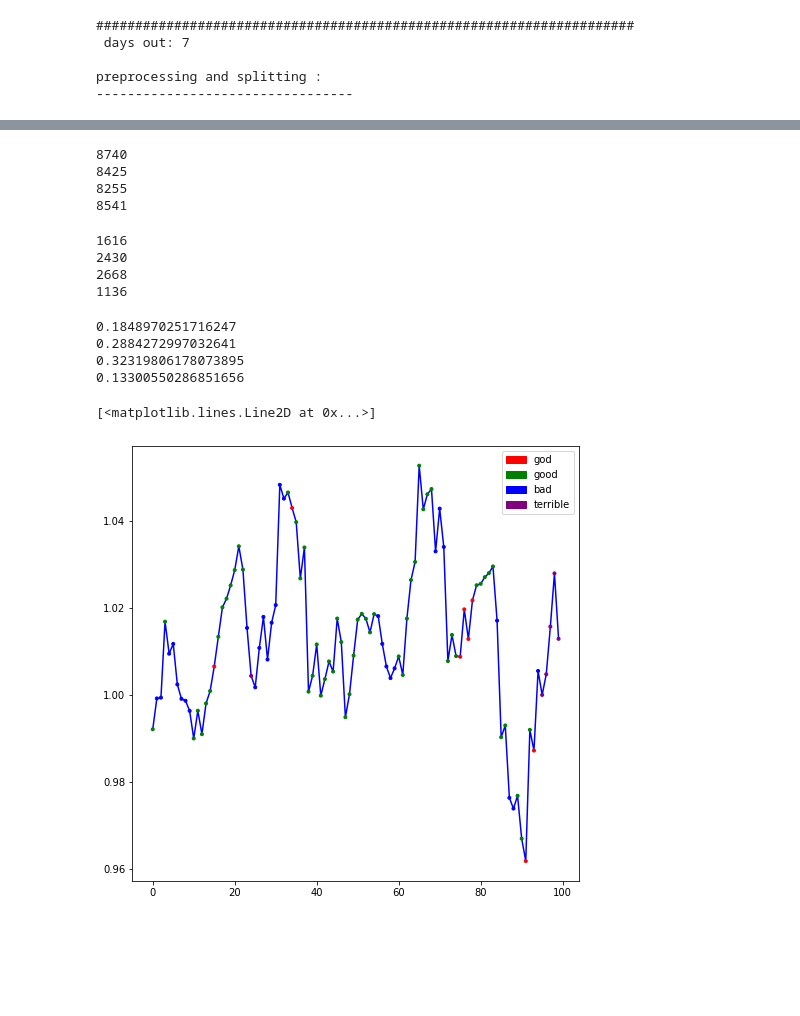
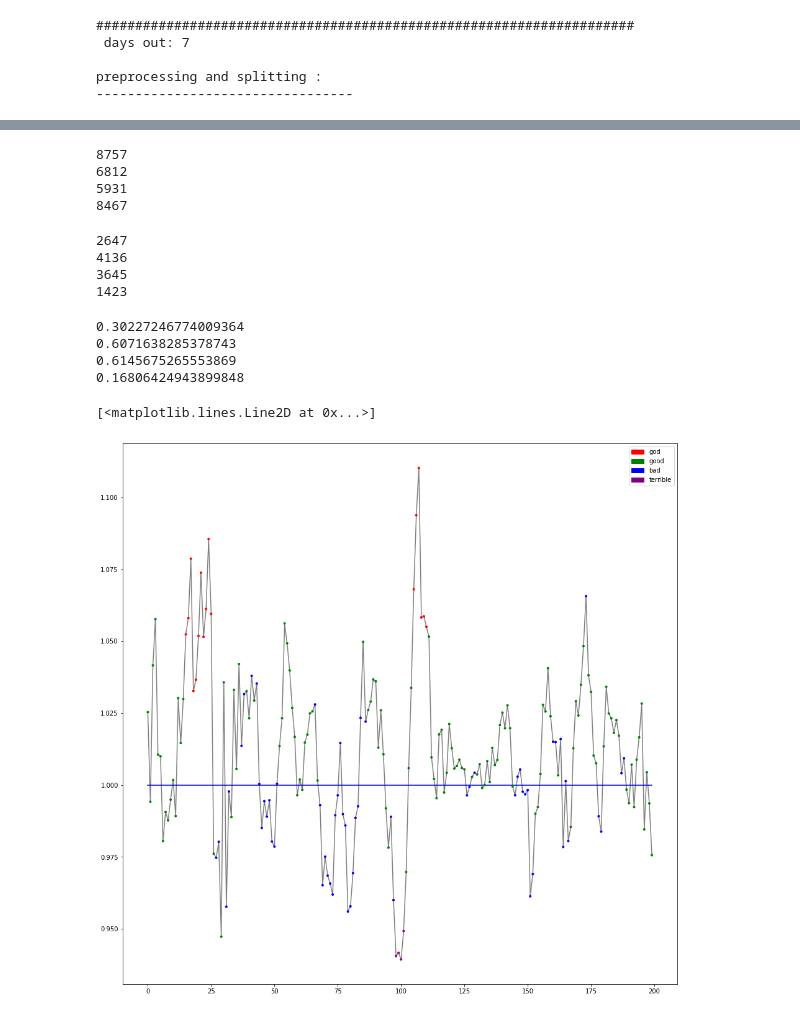
Before and after one commit to Axle-Bucamp/StockPricePrediction, a Jupyter notebook: Stock_Market_V3_Classification.ipynb, the cells around one changed output, grey strips where cells are left out. Drawn from its saved outputs; the diff is of its cells as text; code cells hidden in the pictures; blank space fills up the shorter version.

```diff
--- a/Stock_Market_V3_Classification.ipynb
+++ b/Stock_Market_V3_Classification.ipynb
@@ -227,28 +227,26 @@ You may change some part of it, if you got more data maybe a bigger model will i
 inputs = keras.Input(shape=(40,110), name="digits")
 norm = keras.layers.Normalization(mean=None, variance=None)(inputs)
 norm = layers.BatchNormalization()(norm)
-Conv1 = layers.Conv1D(filters=64, kernel_size=10,padding="causal", activation='selu')(norm)
-#dropout1 = layers.Dropout(0.01)(Conv1)
-Conv1 = layers.Conv1D(filters=64, kernel_size=10,padding="causal", activation='selu')(Conv1)
-Conv1 = layers.Conv1D(filters=64, kernel_size=10,padding="causal", activation='selu')(Conv1)
-#dropout1 = layers.Dropout(0.01)(Conv1)
+Conv1 = layers.Conv1D(filters=128, kernel_size=10,padding="causal", activation='relu')(norm)
+Conv1 = layers.Conv1D(filters=128, kernel_size=10,padding="causal", activation='relu')(Conv1)
+Conv1 = layers.Conv1D(filters=128, kernel_size=10,padding="causal", activation='relu')(Conv1)
 Max1 = layers.MaxPooling1D(5)(Conv1)
-Conv2 = layers.Conv1D(filters=64, kernel_size=5,padding="causal", activation='selu')(Max1)
+Conv2 = layers.Conv1D(filters=64, kernel_size=5,padding="causal", activation='relu')(Max1)
 Max1 = layers.MaxPooling1D(3)(Conv2)
-Conv3 = layers.Conv1D(filters=64, kernel_size=2,padding="causal", activation='selu')(Max1)
+Conv3 = layers.Conv1D(filters=64, kernel_size=2,padding="causal", activation='relu')(Max1)
 Max1 = layers.MaxPooling1D(2)(Conv3)
 Flaterning = layers.Flatten()(Max1)
 
-Dense1 = layers.Dense(64, activation="selu")(Flaterning)
-Dense1 = layers.Dense(64, activation="selu")(Dense1)
-Dense1 = layers.Dense(64, activation="selu")(Dense1)
-Dense1 = layers.Dense(64, activation="selu")(Dense1)
+Dense1 = layers.Dense(128, activation="relu")(Flaterning)
+Dense1 = layers.Dense(128, activation="relu")(Dense1)
+Dense1 = layers.Dense(128, activation="relu")(Dense1)
+Dense1 = layers.Dense(128, activation="relu")(Dense1)
 outputs = layers.Dense(4, activation="softmax", name="predictions")(Dense1)
 #################################################################
 model = keras.Model(inputs=inputs, outputs=outputs)
 
 model.compile(
-      optimizer=keras.optimizers.SGD(
+      optimizer=keras.optimizers.Adam(
         learning_rate=0.01),  # Optimizer
       # Loss function to minimize
       loss=keras.losses.CategoricalCrossentropy(),
@@ -344,6 +342,7 @@ for i in range(trainning_arrayY.shape[0]):
 
 trainning_arrayY = np.delete(trainning_arrayY, index,0)
 trainning_arrayX = np.delete(trainning_arrayX, index,0)
+check = np.delete(check, index,0)
 # %%
 print("Deep Learning trainning")
 
@@ -352,7 +351,7 @@ print("Deep Learning trainning")
 # output:   the predicted values for the test data (list)
 #################################################################
 
-model.fit(np.array(trainning_arrayX),np.array(trainning_arrayY),batch_size=100,epochs=10, shuffle=True,validation_split=0.3, callbacks=[earlyStopping, reduce_lr_loss,checkpointer], )
+model.fit(np.array(trainning_arrayX),np.array(trainning_arrayY),batch_size=100,epochs=20, shuffle=True,validation_split=0.3, callbacks=[earlyStopping, reduce_lr_loss,checkpointer], )
 
 print('#####################################################################')
 # %% [output]
@@ -417,51 +416,52 @@ print(groupe2t)
 print(groupe3t)
 print(groupe4t)
 # %% [output]
-8740
-8425
-8255
-8541
+8757
+6812
+5931
+8467
 # %%
 print(groupe1f)
 print(groupe2f)
 print(groupe3f)
 print(groupe4f)
 # %% [output]
-1616
-2430
-2668
-1136
+2647
+4136
+3645
+1423
 # %%
 print(groupe1f / groupe1t)
 print(groupe2f/ groupe2t)
 print(groupe3f / groupe3t)
 print(groupe4f/groupe4t)
 # %% [output]
-0.1848970251716247
-0.2884272997032641
-0.32319806178073895
-0.13300550286851656
+0.30227246774009364
+0.6071638285378743
+0.6145675265553869
+0.16806424943899848
 # %%
 import matplotlib
 import matplotlib.pyplot as plt
 import numpy as np
-debut = 5000
-end = 5100
+debut = 6000
+end = 6200
 x = np.array(range(len(check[debut:end]) )).astype(float)
 y = check[debut:end]
 label = prediction[debut:end]
 
 colors = ['red','green','blue','purple']
 
-fig = plt.figure(figsize=(8,8))
+fig = plt.figure(figsize=(16,16))
 scatter = plt.scatter(x, y, marker='.',linewidths=1, c=label, cmap=matplotlib.colors.ListedColormap(colors),zorder=2)
 import matplotlib.patches as mpatches
 red_patch = mpatches.Patch(color='red', label='god')
 green_patch = mpatches.Patch(color='green', label='good')
 blue_patch = mpatches.Patch(color='blue', label='bad')
 purple_patch = mpatches.Patch(color='purple', label='terrible')
 plt.legend(handles=[red_patch,green_patch,blue_patch,purple_patch])
-plt.plot(x,y,color='b',zorder=1)
+plt.plot(x,y,color='grey',zorder=1)
+plt.plot(x,np.ones(len(check[debut:end] )),color='b',zorder=1)
 # %% [output]
 [<matplotlib.lines.Line2D at 0x...>]
-[figure, old version]
+[figure, new version]
```
Also changed, not shown: parts of 2 cells of this notebook.
